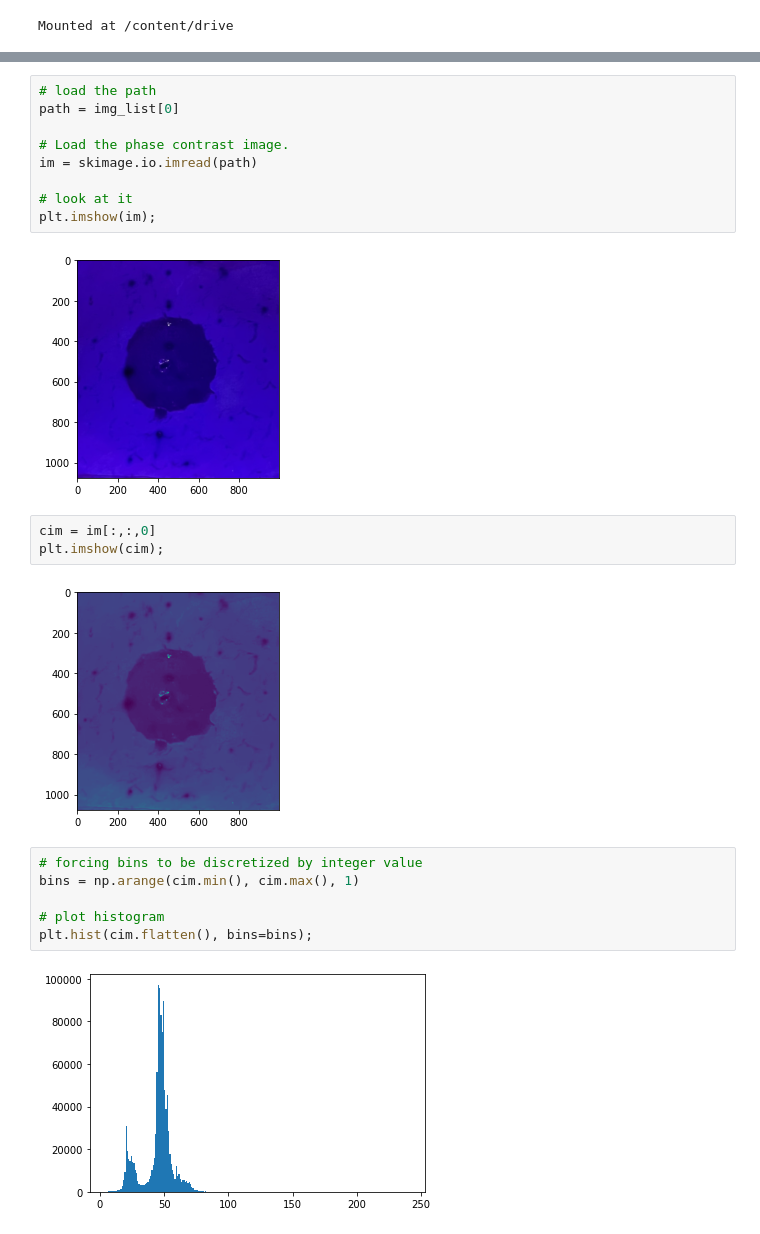
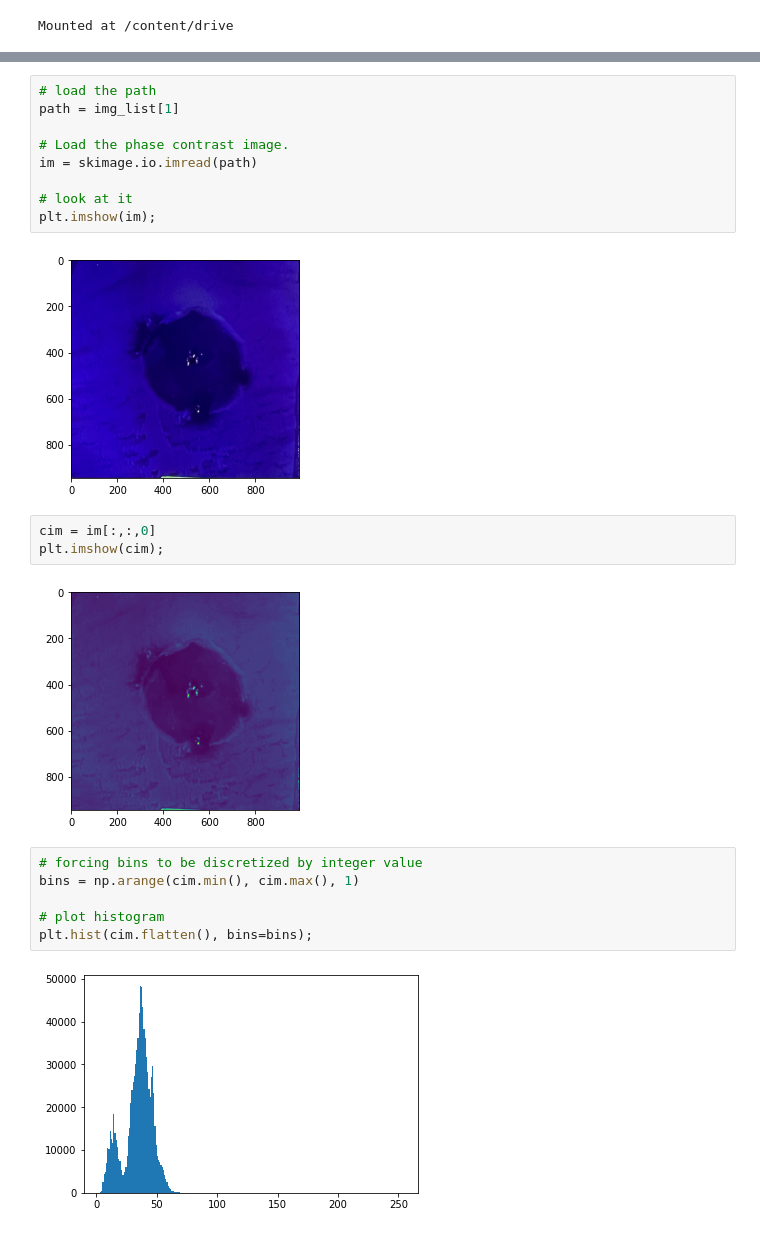
Before and after one commit to lmkelly16/BYU-REU-2022, a Jupyter notebook: ZOI_1.ipynb, the cells around one changed output, grey strips where cells are left out. Drawn from its saved outputs; the diff is of its cells as text.

```diff
--- a/ZOI_1.ipynb
+++ b/ZOI_1.ipynb
@@ -34,19 +35,19 @@ array(['/content/drive/MyDrive/BYU_REU_images/1Z+B.tiff'], dtype='<U47')
 # %%
 # load the path
-path = img_list[0]
+path = img_list[1]
 
 # Load the phase contrast image.
 im = skimage.io.imread(path)
 
 # look at it
 plt.imshow(im);
 # %% [output]
-[figure, old version]
+[figure, new version]
 # %%
 cim = im[:,:,0]
 plt.imshow(cim);
 # %% [output]
-[figure, old version]
+[figure, new version]
 # %%
 # forcing bins to be discretized by integer value
 bins = np.arange(cim.min(), cim.max(), 1)
@@ -54,7 +55,7 @@ bins = np.arange(cim.min(), cim.max(), 1)
 # plot histogram
 plt.hist(cim.flatten(), bins=bins);
 # %% [output]
-[figure, old version]
+[figure, new version]
 # %%
 ''' Thresholding '''
 # Threshold value, as obtained by eye
```
Also changed, not shown: parts of 5 cells of this notebook.
